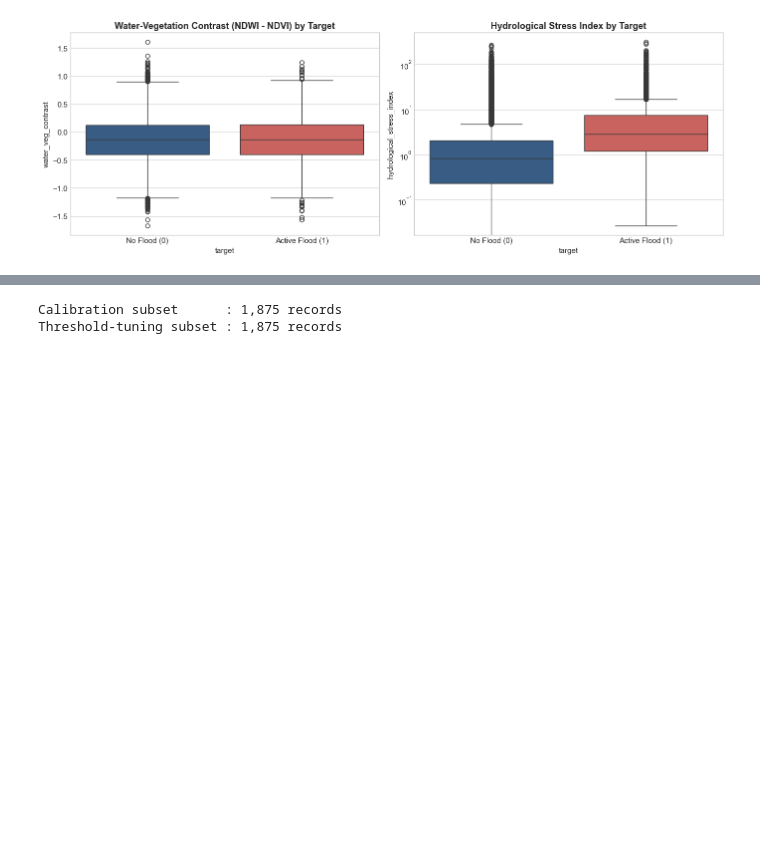
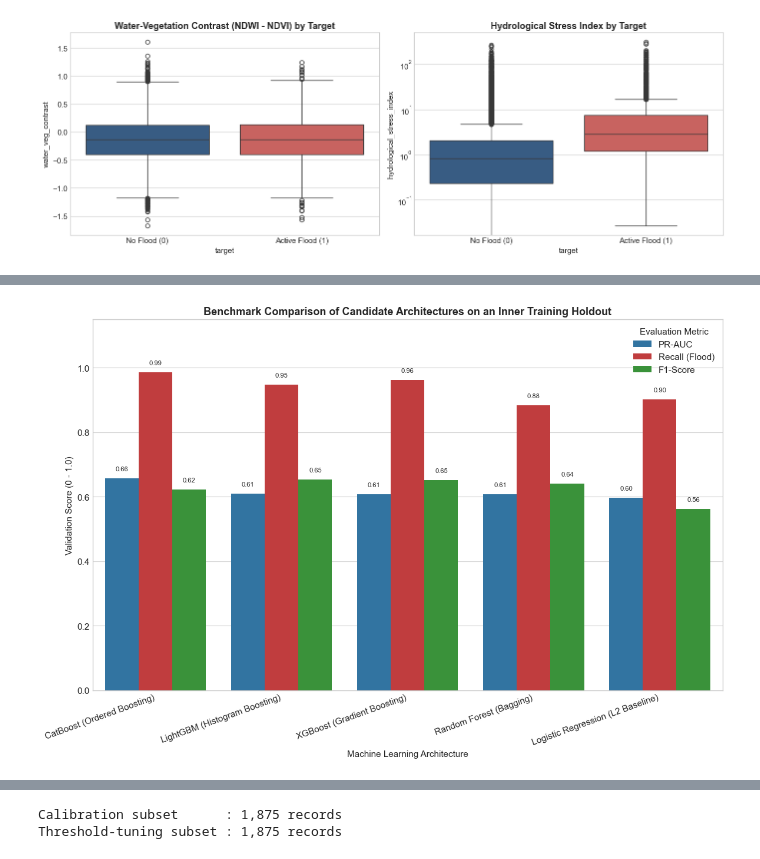
Before and after one commit to GamithaGimhana/FloodSentinel, a Jupyter notebook: notebooks/flood_prediction_sri_lanka.ipynb, the cells around one changed output, grey strips where cells are left out. Saved outputs shown, nothing was run; the diff lists cells and outputs as text; code cells hidden in the pictures; blank space fills up the shorter version.

```diff
--- a/notebooks/flood_prediction_sri_lanka.ipynb
+++ b/notebooks/flood_prediction_sri_lanka.ipynb
@@ -1291,0 +876,25 @@ pd.DataFrame(results)
+# %%
+# 7.4 Benchmark Visualization: PR-AUC, Recall & F1-Score
+plt.figure(figsize=(12, 8))
+metrics_to_plot = ['PR-AUC', 'Recall (Flood)', 'F1-Score']
+plot_data = benchmark_df.melt(id_vars='Model', value_vars=metrics_to_plot, var_name='Metric', value_name='Score')
+
+ax = sns.barplot(data=plot_data, x='Model', y='Score', hue='Metric', palette=['#1f77b4', '#d62728', '#2ca02c'])
+plt.title('Benchmark Comparison of Candidate Architectures on an Inner Training Holdout', fontsize=13, fontweight='bold')
+plt.xlabel('Machine Learning Architecture', fontsize=11)
+plt.ylabel('Validation Score (0 - 1.0)', fontsize=11)
+plt.ylim(0, 1.15)
+plt.xticks(rotation=20, ha='right')
+plt.legend(title='Evaluation Metric', loc='upper right')
+
+# Add data labels above bars
+for p in ax.patches:
+    h = p.get_height()
+    if h > 0.05:
+        ax.annotate(f"{h:.2f}", (p.get_x() + p.get_width() / 2., h + 0.02),
+                    ha='center', va='bottom', fontsize=8, rotation=0)
+
+plt.tight_layout()
+plt.show()
+# %% [output]
+[figure, added]
```
Also changed, not shown: parts of 63 cells of this notebook, 3 other files.
